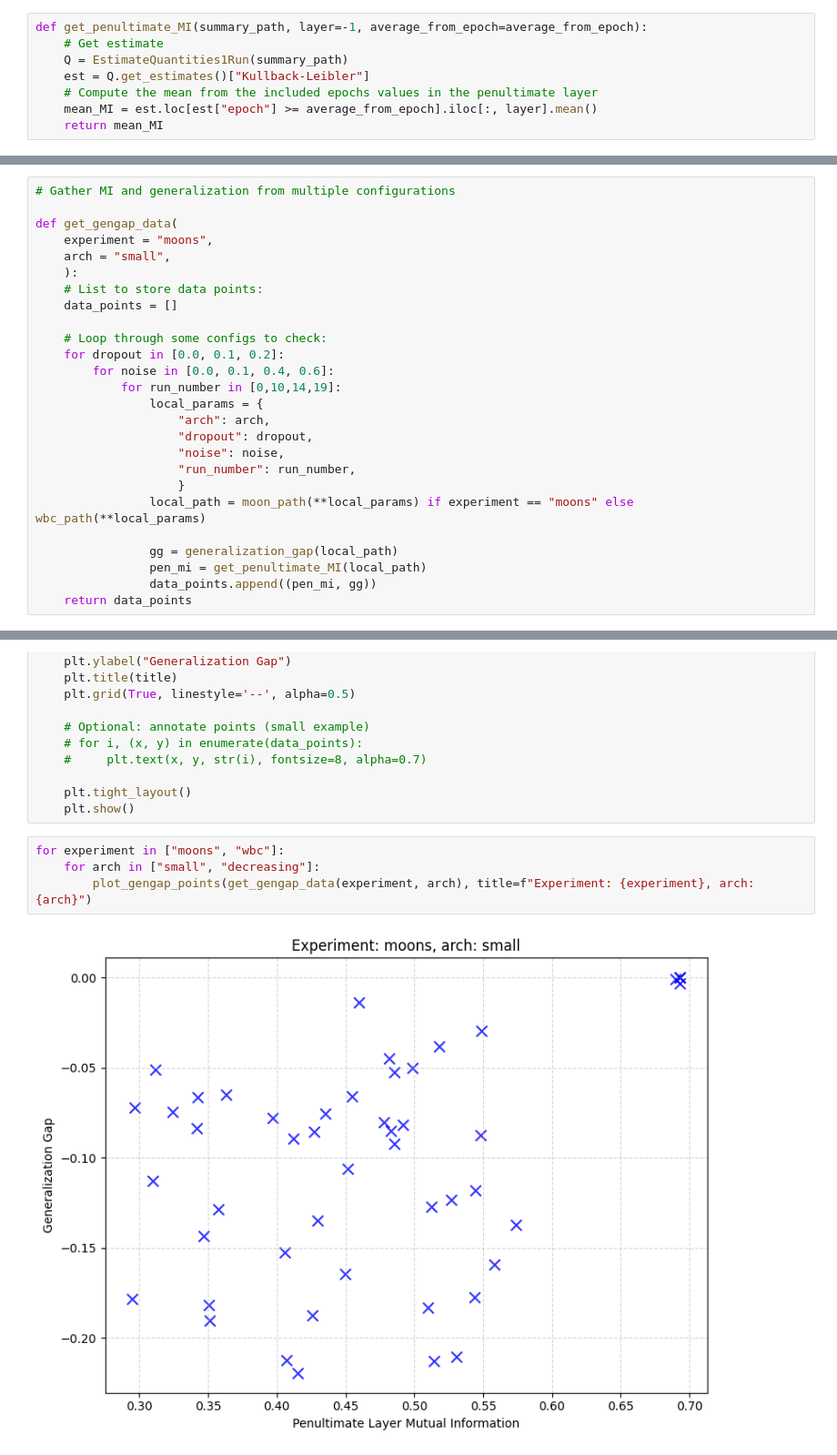
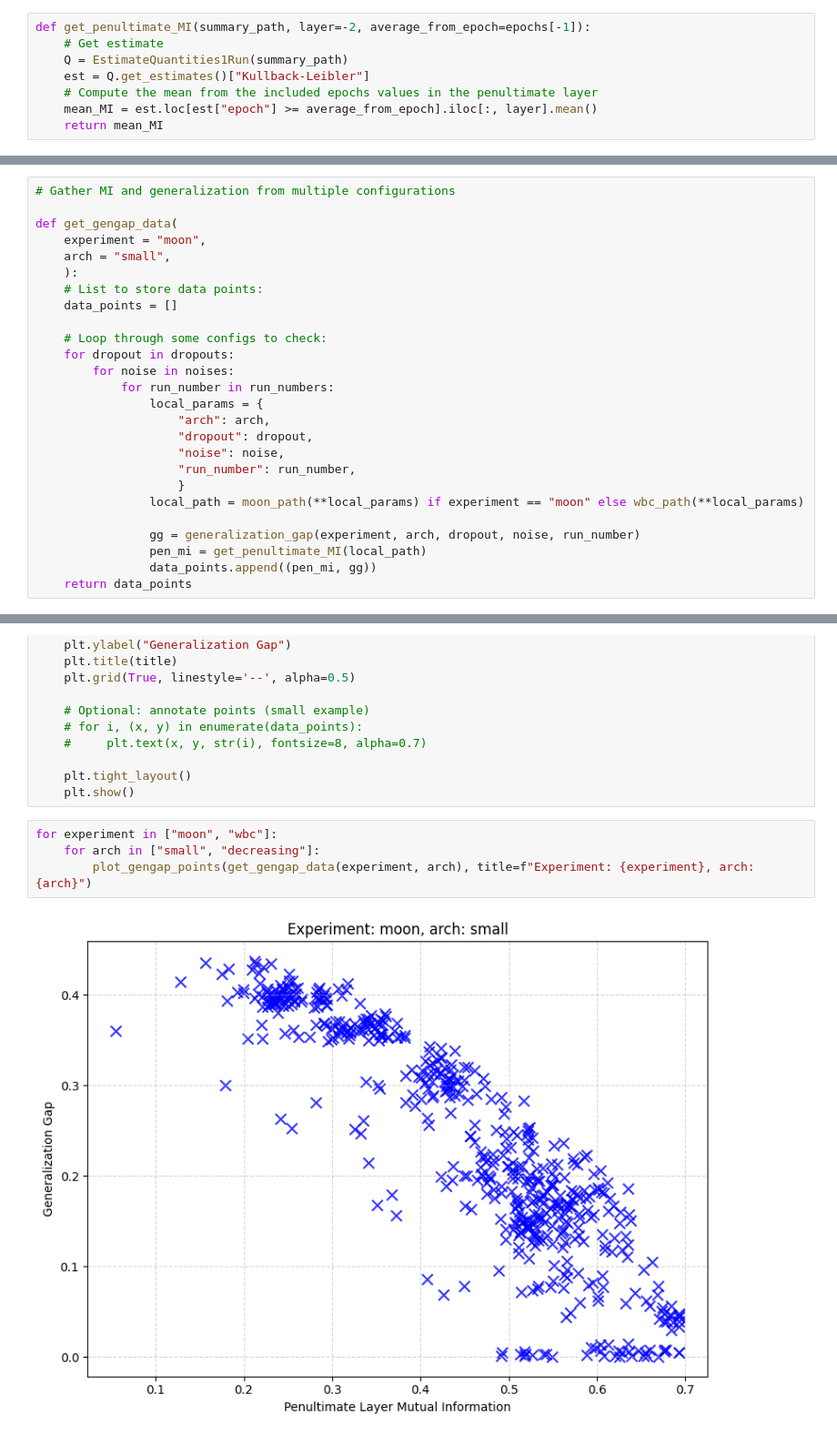
Before and after one commit to Johanmkr/WP1-Polyhedra, a Jupyter notebook: notebooks/investigate_new_total_approach.ipynb, the cells around one changed output, grey strips where cells are left out. Shown at 91% size. Cells and saved outputs as stored; diff of their text form.

```diff
--- a/notebooks/investigate_new_total_approach.ipynb
+++ b/notebooks/investigate_new_total_approach.ipynb
@@ -231,7 +308,7 @@ np.float64(-0.029583333333333406)
 # %% [markdown]
 ## MI from penultimate layer
 # %%
-def get_penultimate_MI(summary_path, layer=-1, average_from_epoch=average_from_epoch):
+def get_penultimate_MI(summary_path, layer=-2, average_from_epoch=epochs[-1]):
     # Get estimate
     Q = EstimateQuantities1Run(summary_path)
     est = Q.get_estimates()["Kullback-Leibler"]
@@ -248,25 +325,25 @@ np.float64(0.5487160154799642)
 # Gather MI and generalization from multiple configurations
 
 def get_gengap_data(
-    experiment = "moons",
+    experiment = "moon",
     arch = "small",
     ):
     # List to store data points:
     data_points = []
 
     # Loop through some configs to check:
-    for dropout in [0.0, 0.1, 0.2]:
-        for noise in [0.0, 0.1, 0.4, 0.6]:
-            for run_number in [0,10,14,19]:
+    for dropout in dropouts:
+        for noise in noises:
+            for run_number in run_numbers:
                 local_params = {
                     "arch": arch,
                     "dropout": dropout,
                     "noise": noise,
                     "run_number": run_number,
                     }
-                local_path = moon_path(**local_params) if experiment == "moons" else wbc_path(**local_params)
+                local_path = moon_path(**local_params) if experiment == "moon" else wbc_path(**local_params)
 
-                gg = generalization_gap(local_path)
+                gg = generalization_gap(experiment, arch, dropout, noise, run_number)
                 pen_mi = get_penultimate_MI(local_path)
                 data_points.append((pen_mi, gg))
     return data_points
@@ -301,8 +378,8 @@ def plot_gengap_points(data_points, title="Generalization Gap vs Penultimate MI"
     plt.tight_layout()
     plt.show()
 # %%
-for experiment in ["moons", "wbc"]:
+for experiment in ["moon", "wbc"]:
     for arch in ["small", "decreasing"]:
         plot_gengap_points(get_gengap_data(experiment, arch), title=f"Experiment: {experiment}, arch: {arch}")
 # %% [output]
-[figure, old version]
+[figure, new version]
```
Also changed, not shown: parts of 4 cells of this notebook, 20 other files.
